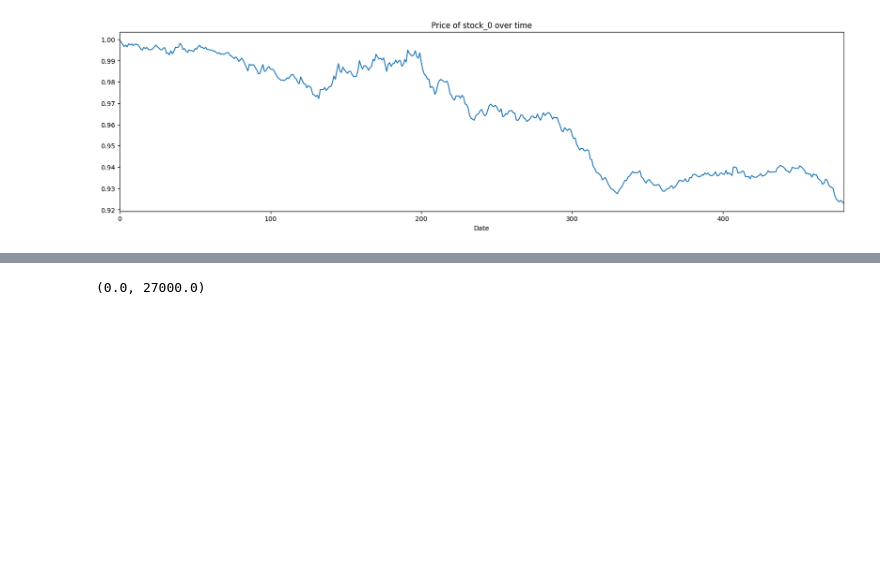
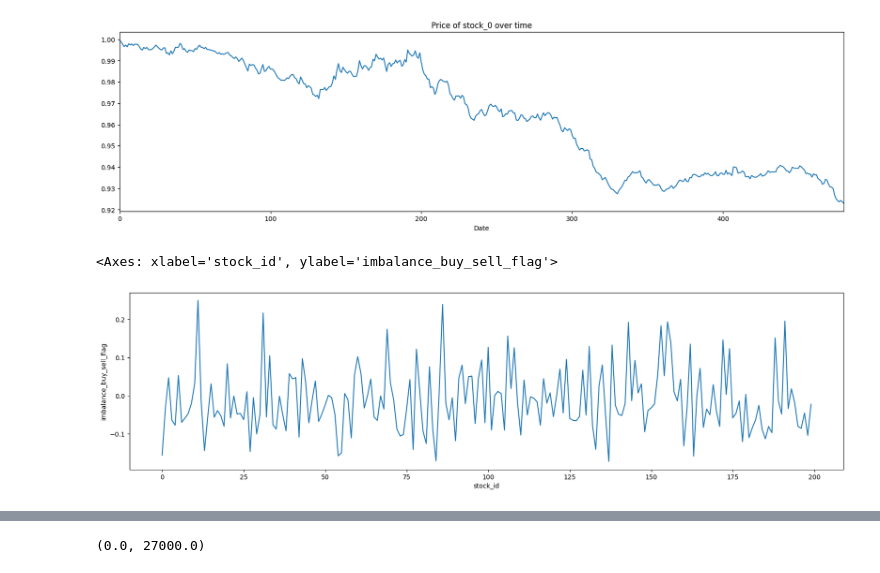
Before and after one commit to huanrafa/ProjectPracticing, a Jupyter notebook: 2023_12(1) Optiver - Trading at the Close/OptiverTrading.ipynb, the cells around one changed output, grey strips where cells are left out. Drawn from its saved outputs; the diff is of its cells as text; code cells hidden in the pictures; blank space fills up the shorter version.

```diff
--- a/2023_12(1) Optiver - Trading at the Close/OptiverTrading.ipynb
+++ b/2023_12(1) Optiver - Trading at the Close/OptiverTrading.ipynb
@@ -18,7 +18,8 @@ training = pd.read_csv('C:/Users/hangu/Creative Cloud Files/0. Data Science stud
 testing = pd.read_csv('C:/Users/hangu/Creative Cloud Files/0. Data Science study/Datasets/Optiver -Trading at the close/test.csv')
 reveal_trg = pd.read_csv('C:/Users/hangu/Creative Cloud Files/0. Data Science study/Datasets/Optiver -Trading at the close/revealed_targets.csv')
 
-testing = testing.drop('currently_scored', axis=1)
+training = training.drop(['row_id'], axis=1)
+testing = testing.drop(['currently_scored', 'row_id'], axis=1)
 
 # imbalance_size: refers to the difference between the number of shares that buyers are willing to purchase and the number of shares that sellers are willing to sell at a particular price level
 # imbalance_buy_sell_flag:
@@ -527,3 +528,11 @@ plt.xlim(0,480)
 # %% [output]
 (0.0, 480.0)
 [figure]
+# %%
+test = training.groupby('stock_id')['imbalance_buy_sell_flag'].mean()
+
+plt.figure(figsize=(20,5))
+sns.lineplot(data=test)
+# %% [output]
+<Axes: xlabel='stock_id', ylabel='imbalance_buy_sell_flag'>
+[figure, added]
```
Also changed, not shown: parts of 15 cells of this notebook.
